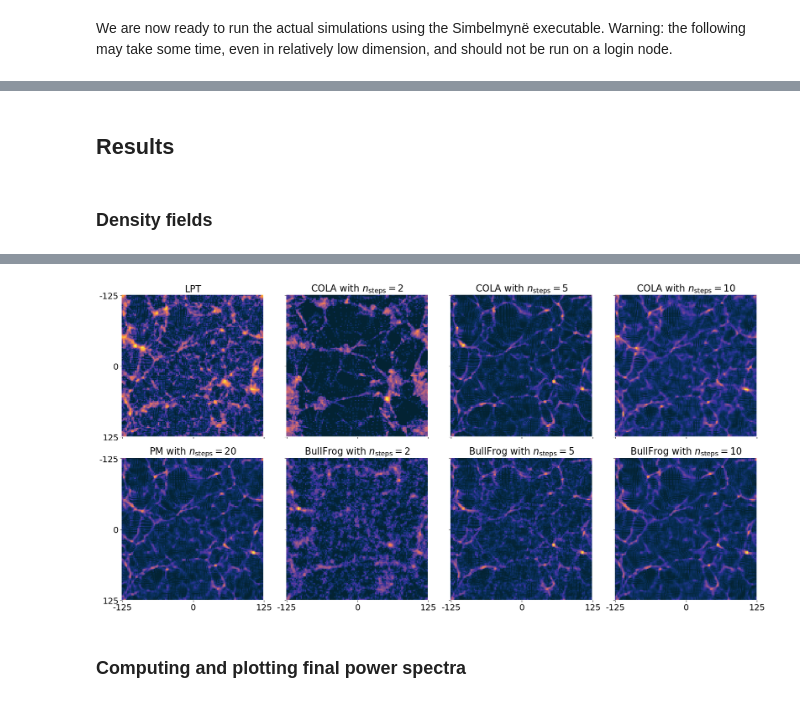
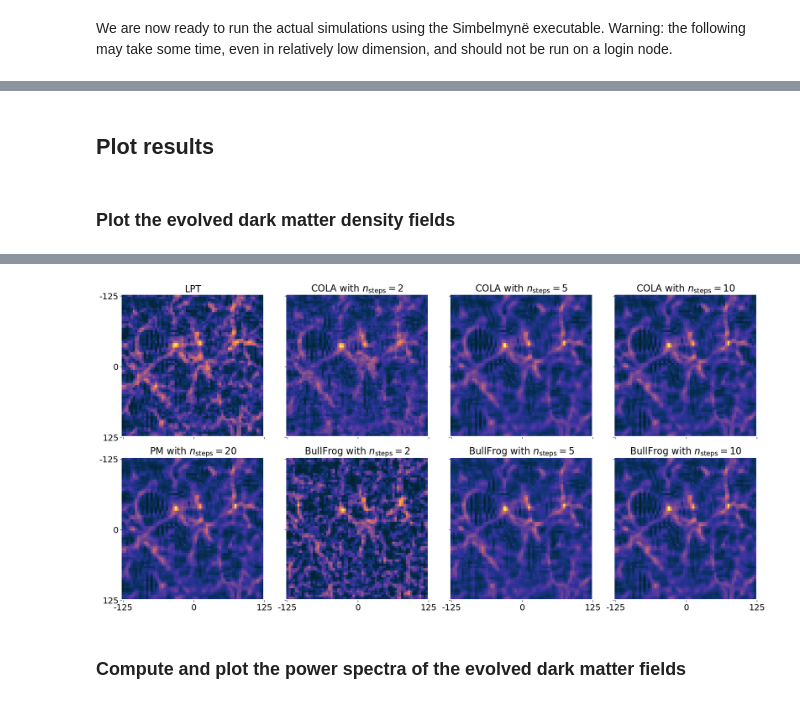
Before and after one commit to MayeulAubin/comparisons_PM_BullFrog_COLA, a Jupyter notebook: compare_PM_COLA_BulLFrog.ipynb, the cells around one changed output, grey strips where cells are left out. Drawn from its saved outputs; the diff is of its cells as text; code cells hidden in the pictures.

```diff
--- a/compare_PM_COLA_BulLFrog.ipynb
+++ b/compare_PM_COLA_BulLFrog.ipynb
@@ -18,5 +21,3 @@ from pysbmy.correlations import get_autocorrelation
 # %%
-WORKDIR = "/data101/hoellinger/AquilaGit/simbelmyne_private/tests/runs_params/"
-SIMDIR = (
-    "/data101/hoellinger/AquilaGit/simbelmyne_private/tests/runs_sims/"  # need not be on same disk
-)
+WORKDIR = "/data101/hoellinger/BullFrog/comparisons_PM_BullFrog_COLA/tests/runs_params/"
+SIMDIR = "/data101/hoellinger/BullFrog/comparisons_PM_BullFrog_COLA/tests/runs_sims/"  # need not be on same disk
@@ -83,12 +78,12 @@ The first preparatory step is to generate all the parameter files required for a
 To this end we use the `generate_sim_params` function defined in `params.py`.
 # %%
 common_params = {
-    "Np0": Np0,
-    "N0": N0,
-    "L0": L0,
-    "corner0": corner0,
-    "corner1": corner1,
-    "corner2": corner2,
+    "Np0": Np,
+    "N0": N,
+    "L0": L,
+    "corner0": corner,
+    "corner1": corner,
+    "corner2": corner,
     "h": cosmo["h"],
     "Omega_m": cosmo["Omega_m"],
     "Omega_b": cosmo["Omega_b"],
@@ -99,6 +94,11 @@ common_params = {
 lpt_params = common_params.copy()
 lpt_params["method"] = "lpt"
 lpt_params["InputPowerSpectrum"] = input_power_file
+lpt_params["ICsMode"] = 1
+# 0 : the codes generates white noise, then initial conditions
+# 1 : external white noise specified, the code multiplies by the power spectrum
+# 2 : external initial conditions specified
+lpt_params["InputWhiteNoise"] = input_white_noise_file
 
 pm_params = common_params.copy()
 pm_params["method"] = "pm"
@@ -107,7 +107,7 @@ pm_params["ai"] = ai
 pm_params["af"] = af
 pm_params["RedshiftLPT"] = RedshiftLPT
 pm_params["RedshiftFCs"] = RedshiftFCs
-pm_params["Npm0"] = Npm0
+pm_params["Npm0"] = Npm
 
 cola_params = common_params.copy()
 cola_params["method"] = "cola"
@@ -116,7 +116,7 @@ cola_params["ai"] = ai
 cola_params["af"] = af
 cola_params["RedshiftLPT"] = RedshiftLPT
 cola_params["RedshiftFCs"] = RedshiftFCs
-cola_params["Npm0"] = Npm0
+cola_params["Npm0"] = Npm
 
 bullfrog_params = common_params.copy()
 bullfrog_params["method"] = "bullfrog"
@@ -125,7 +125,7 @@ bullfrog_params["ai"] = ai
 bullfrog_params["af"] = af
 bullfrog_params["RedshiftLPT"] = RedshiftLPT
 bullfrog_params["RedshiftFCs"] = RedshiftFCs
-bullfrog_params["Npm0"] = Npm0
+bullfrog_params["Npm0"] = Npm
 # %%
 generate_sim_params(lpt_params, ICs_path, wd, simdir, None, force)
 
@@ -146,5 +146,6 @@ for i in range(nsim_bullfrog):
     bullfrog_params["nsteps"] = nsteps_bullfrog_list[i]
     file_ext = f"nsteps{nsteps_bullfrog_list[i]}"  # "bullfrog" is already in the filename
     generate_sim_params(bullfrog_params, ICs_path, wd, simdir, file_ext, force)
+    BullFrogTimeStepping.read(wd + file_ext+"_ts_bullfrog.h5").plot()
 # %% [output]
 > Generating parameter file...
@@ -234,2 +281,0 @@ The logs can be live-monitored in the corresponding files in the `logdir` direct
-# %% [markdown]
-## Results
@@ -238,7 +282,9 @@ from plot_utils import *
-# %% [markdown]
-### Density fields
+# %% [markdown]
+## Plot results
+# %% [markdown]
+### Plot the evolved dark matter density fields
 # %%
-slice_ijk = (N0//2, slice(None), slice(None))
+slice_ijk = (N//2, slice(None), slice(None))
 DELTA_LPT = read_field(simdir + "lpt_density.h5").data[slice_ijk]
 
 all_nsteps = sorted(list(set(nsteps_cola_list + nsteps_bullfrog_list)))[:4]
@@ -263,11 +309,11 @@ for i, nsteps in enumerate(all_nsteps):
 for ax in axs.flatten():
     ax.spines[["top", "right", "bottom", "left"]].set_visible(False)
 for ax in axs[:,0]:
-    ax.set_yticks([0, N0//2, N0])
-    ax.set_yticklabels([f"{-L0/2:.0f}", "0", f"{L0/2:.0f}"], fontsize=fs)
+    ax.set_yticks([0, N//2, N])
+    ax.set_yticklabels([f"{-L/2:.0f}", "0", f"{L/2:.0f}"], fontsize=fs)
 for ax in axs[1,:]:
-    ax.set_xticks([0, N0//2, N0])
-    ax.set_xticklabels([f"{-L0/2:.0f}", "0", f"{L0/2:.0f}"], fontsize=fs)
+    ax.set_xticks([0, N//2, N])
+    ax.set_xticklabels([f"{-L/2:.0f}", "0", f"{L/2:.0f}"], fontsize=fs)
 for i in range(nrows):
     for j in range(ncols):
         if axs[i,j].get_title() == "":
@@ -295,6 +341,6 @@ plt.show()
-[figure, old version]
+[figure, new version]
-# %% [markdown]
-### Computing and plotting final power spectra
+# %% [markdown]
+### Compute and plot the power spectra of the evolved dark matter fields
 # %%
 G = read_FourierGrid(simdir + "input_ss_k_grid.h5")
 k = G.k_modes[1:]
```
Also changed, not shown: parts of 19 cells of this notebook, 9 other files.
